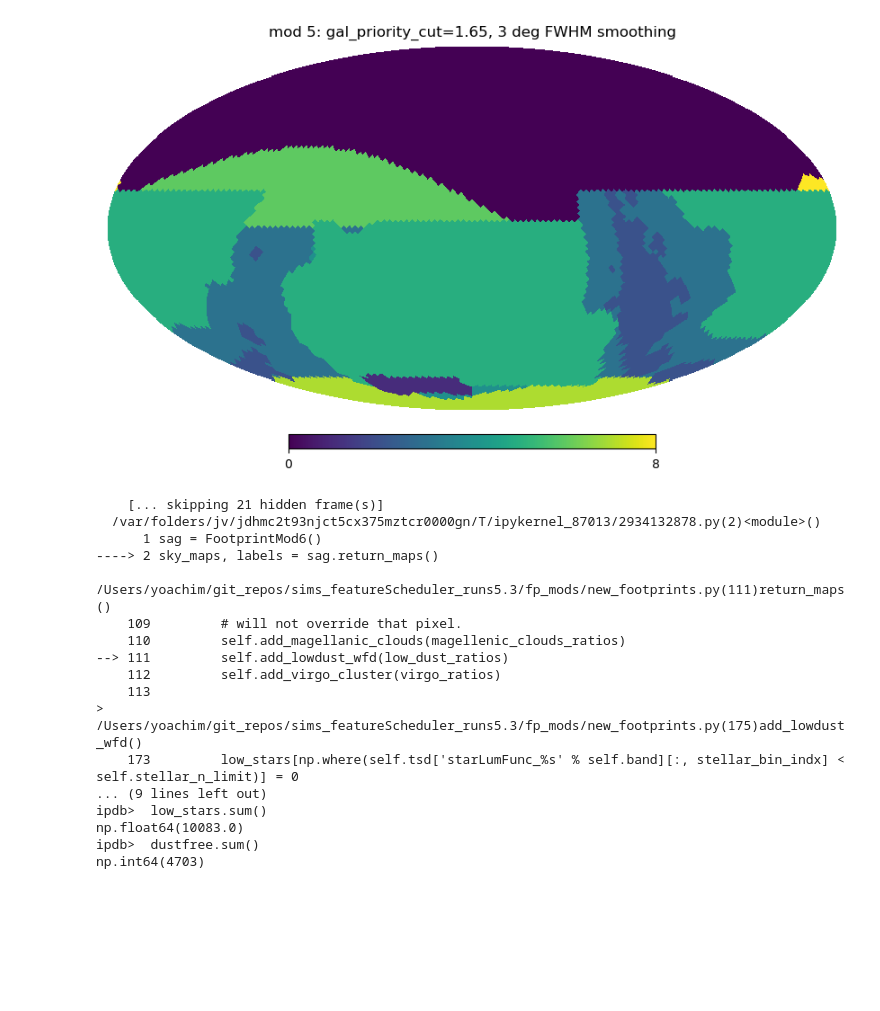
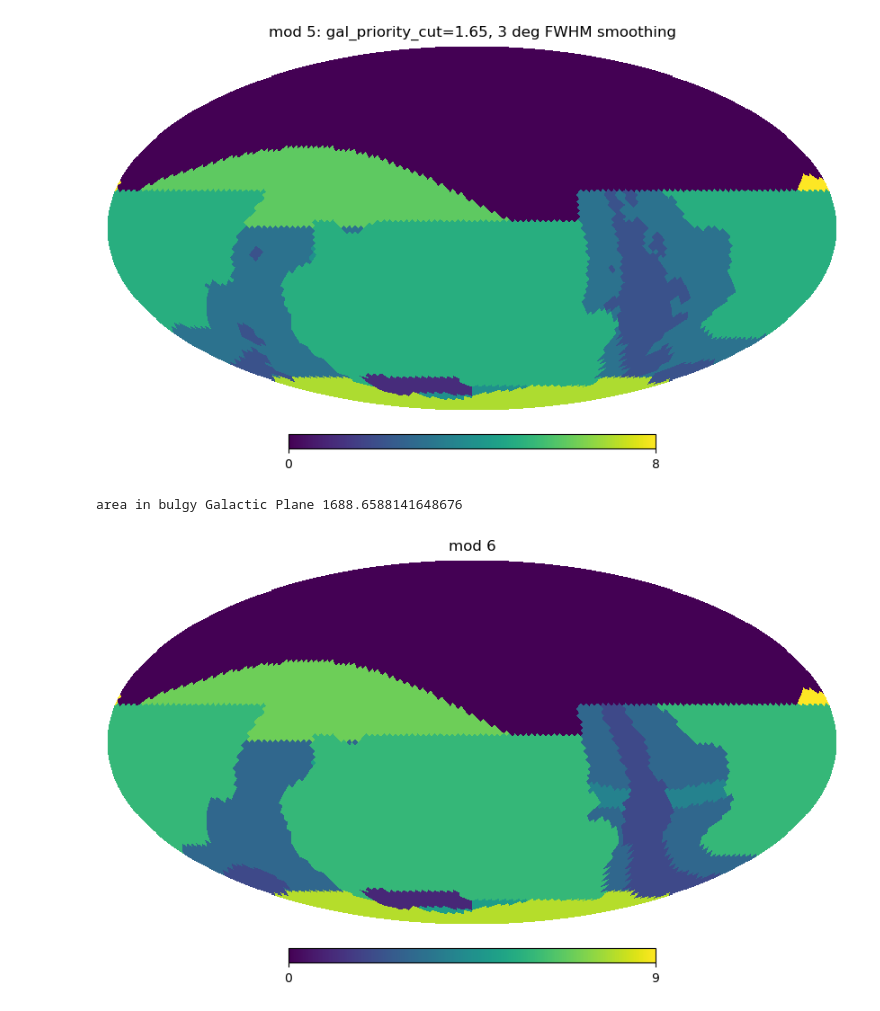
Before and after one commit to lsst-sims/sims_featureScheduler_runs5.3, a Jupyter notebook: fp_mods/new_fps.ipynb, the cells around one changed output. Saved outputs shown, nothing was run; the diff lists cells and outputs as text; code cells hidden in the pictures; blank space fills up the shorter version.

Commit message:
footprint from knut

```diff
--- a/fp_mods/new_fps.ipynb
+++ b/fp_mods/new_fps.ipynb
@@ -100,21 +100,13 @@ area in bulgy Galactic Plane 1906.875161919771
 # %%
 sag = FootprintMod6()
 sky_maps, labels = sag.return_maps()
+
+label_int = np.zeros(hp.nside2npix(32))
+for i,label in enumerate(np.unique(labels)):
+    indx = np.where(labels == label)[0]
+    label_int[indx] = i
+hp.mollview(label_int, title="mod 6")
+print("area in bulgy Galactic Plane", np.size(np.where(labels == "bulgy")[0]) * hp.nside2pixarea(sag.nside, degrees=True))
 # %% [output]
-    [... skipping 21 hidden frame(s)]
-  /var/folders/jv/jdhmc2t93njct5cx375mztcr0000gn/T/ipykernel_87013/2934132878.py(2)<module>()
-      1 sag = FootprintMod6()
-----> 2 sky_maps, labels = sag.return_maps()
-  /Users/yoachim/git_repos/sims_featureScheduler_runs5.3/fp_mods/new_footprints.py(111)return_maps()
-    109         # will not override that pixel.
-    110         self.add_magellanic_clouds(magellenic_clouds_ratios)
---> 111         self.add_lowdust_wfd(low_dust_ratios)
-    112         self.add_virgo_cluster(virgo_ratios)
-    113
-> /Users/yoachim/git_repos/sims_featureScheduler_runs5.3/fp_mods/new_footprints.py(175)add_lowdust_wfd()
-    173         low_stars[np.where(self.tsd['starLumFunc_%s' % self.band][:, stellar_bin_indx] < self.stellar_n_limit)] = 0
-... (9 lines left out)
-ipdb>  low_stars.sum()
-np.float64(10083.0)
-ipdb>  dustfree.sum()
-np.int64(4703)
+area in bulgy Galactic Plane 1688.6588141648676
+[figure, added]
```
Also changed, not shown: 4 other files.
